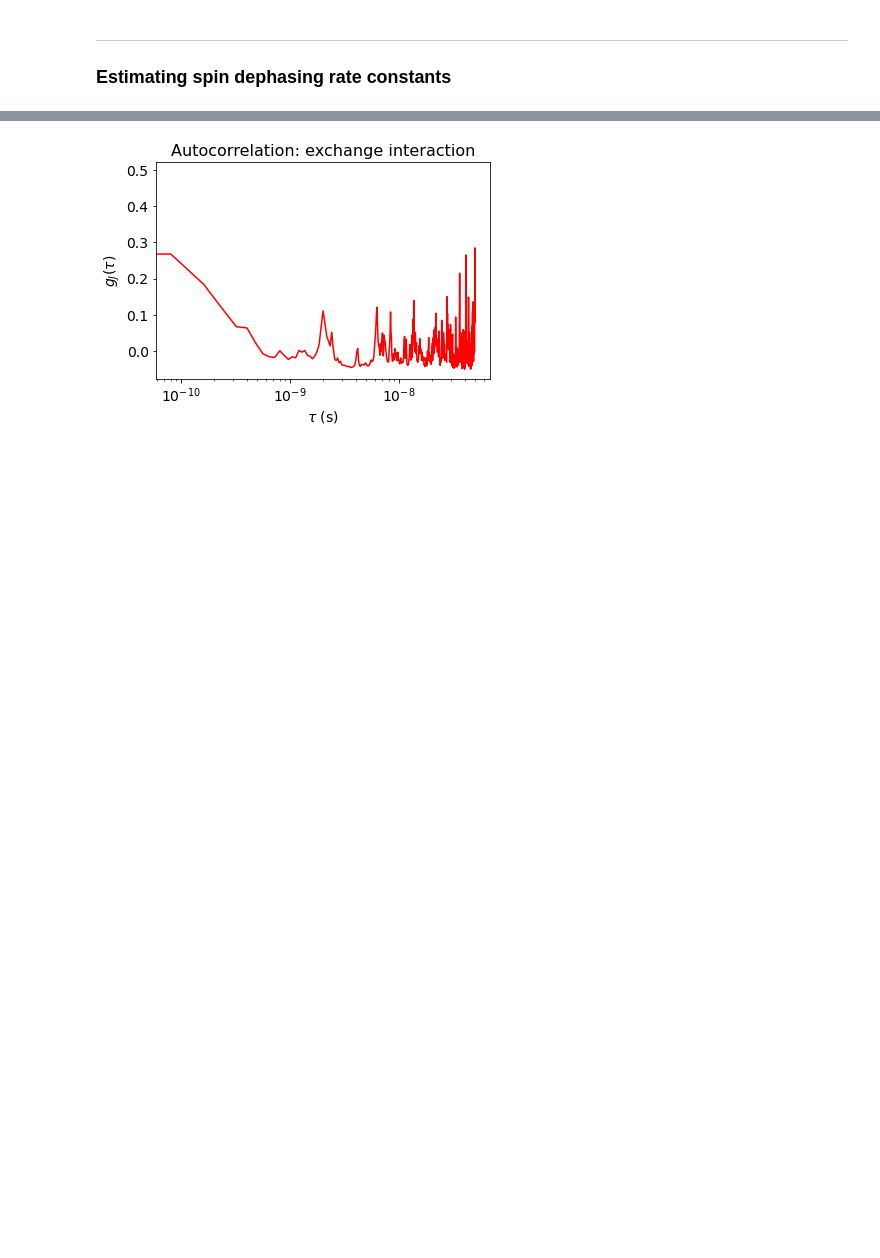
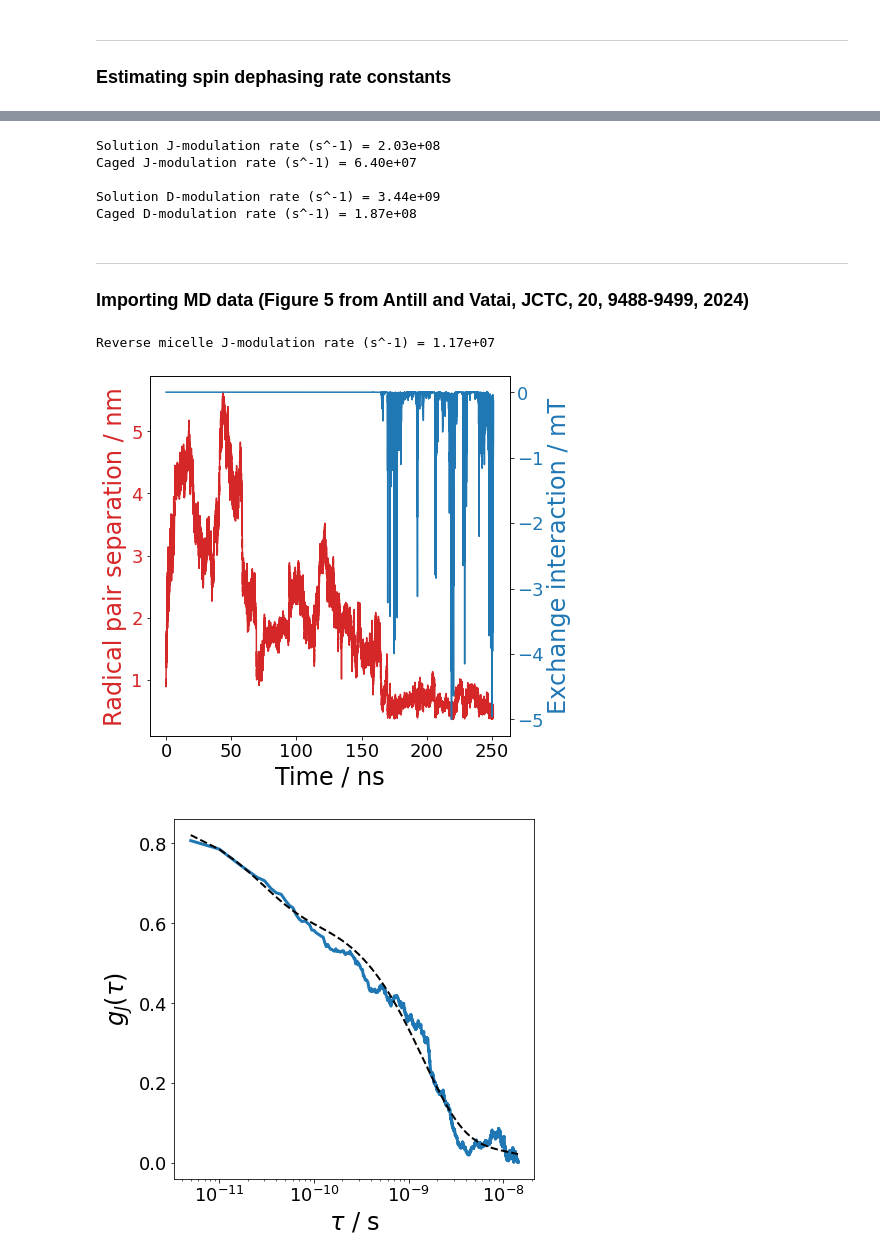
Before and after one commit to Spin-Chemistry-Labs/radicalpy, a Jupyter notebook: examples/tutorials/02_chemical_kinetics_and_molecular_motion.ipynb, the cells around one changed output, grey strips where cells are left out. Saved outputs shown, nothing was run; the diff lists cells and outputs as text; code cells hidden in the pictures; blank space fills up the shorter version.

```diff
--- a/examples/tutorials/02_chemical_kinetics_and_molecular_motion.ipynb
+++ b/examples/tutorials/02_chemical_kinetics_and_molecular_motion.ipynb
@@ -326,18 +354,48 @@ The $4 \pi^2$ converts the couplings into [angular frequencies](https://en.wikip
-# %%
-acf_j = rp.utils.autocorrelation(J_cage, factor=2)
-
-t = np.linspace(0, t[-1], len(acf_j))
-
-# ax.set_facecolor("none")
-plt.clf()
-plt.grid(False)
-plt.axis("on")
-plt.xscale("log")
-plt.rc("axes", edgecolor="k")
-plt.plot(t, acf_j, "r", label="J")
-plt.xlabel(r"$\tau$ (s)", size=14)
-plt.ylabel(r"$g_J(\tau)$", size=14)
-plt.title("Autocorrelation: exchange interaction", size=16)
-plt.tick_params(labelsize=14)
-# %% [output]
-[figure, removed]
+# %%
+tau_c = 1e-9  # (s) Correlation time
+kSTD = rp.estimations.k_STD(J, tau_c)
+kSTD_cage = rp.estimations.k_STD(J_cage, tau_c)
+kD = rp.estimations.k_D(D, tau_c)
+kD_cage = rp.estimations.k_D(D_cage, tau_c)
+
+print('Solution J-modulation rate (s^-1) =', "{:.2e}".format(kSTD))
+print('Caged J-modulation rate (s^-1) =', "{:.2e}".format(kSTD_cage))
+print()
+
+print('Solution D-modulation rate (s^-1) =', "{:.2e}".format(kD))
+print('Caged D-modulation rate (s^-1) =', "{:.2e}".format(kD_cage))
+# %% [output]
+Solution J-modulation rate (s^-1) = 2.03e+08
+Caged J-modulation rate (s^-1) = 6.40e+07
+
+Solution D-modulation rate (s^-1) = 3.44e+09
+Caged D-modulation rate (s^-1) = 1.87e+08
+# %% [markdown]
+---
+
+### Importing MD data (Figure 5 from Antill and Vatai, JCTC, 20, 9488-9499, 2024)
+# %%
+trajectory_data = rp.utils.read_trajectory_files(
+    "../data/md_fad_trp_aot", scale=1e-10
+)
+trajectory_ts = (
+    np.linspace(0, len(trajectory_data), len(trajectory_data)) * 5e-12 * 1e9
+)
+j = rp.estimations.exchange_interaction_in_solution_MC(trajectory_data[:, 1], J0=5)
+
+rp.plot.plot_exchange_interaction_in_solution(trajectory_ts, trajectory_data, j)
+
+acf_j = rp.utils.autocorrelation(j, factor=1)
+zero_point_crossing_j = np.where(np.diff(np.sign(acf_j)))[0][0]
+t_j_max = max(trajectory_ts[:zero_point_crossing_j]) * 1e-9
+t_j = np.linspace(5e-12, t_j_max, zero_point_crossing_j)
+
+acf_j_fit = rp.estimations.autocorrelation_fit(t_j, j, 5e-12, t_j_max)
+rp.plot.plot_autocorrelation_fit(t_j, acf_j, acf_j_fit, zero_point_crossing_j)
+
+kstd = rp.estimations.k_STD(-j, acf_j_fit["tau_c"])
+print('Reverse micelle J-modulation rate (s^-1) =', "{:.2e}".format(kstd))
+# %% [output]
+Reverse micelle J-modulation rate (s^-1) = 1.17e+07
+[figure, added]
+[figure, added]
```
Also changed, not shown: parts of 10 cells of this notebook, 1 other file.
